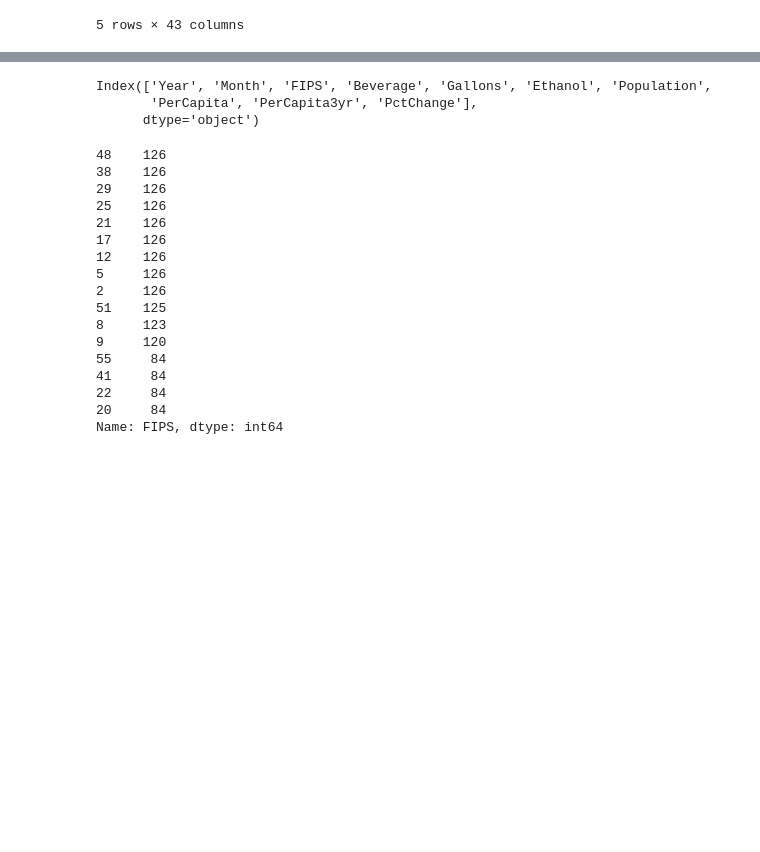
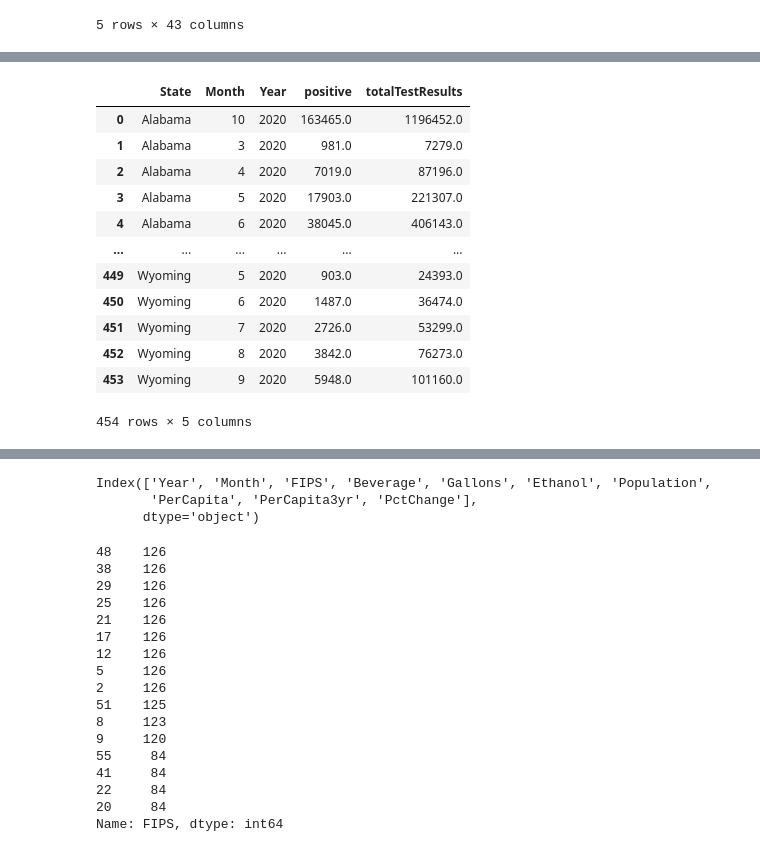
Before and after one commit to zach-18/Project_1_Group_3, a Jupyter notebook: Proj_1_Diane_Data.ipynb, the cells around one changed output, grey strips where cells are left out. Cells and saved outputs as stored; diff of their text form; code cells hidden in the pictures; blank space fills up the shorter version.

```diff
--- a/Proj_1_Diane_Data.ipynb
+++ b/Proj_1_Diane_Data.ipynb
@@ -66,3 +66,25 @@ covid_df.head()
 | 3 | 10/9/2020 | AS | D | 0.0 | NaN | 0 | NaN | ... |
 | 4 | 10/9/2020 | AZ | A+ | 5746.0 | 5460.0 | 3 | 286.0 | ... |
 5 rows × 43 columns
+# %%
+# RG adding multiple columns with date split by month, day, year
+monthcol = []
+daycol = []
+yearcol = []
+
+for column in covid_df["Date"]:
+    splitdate = column.split('/')
+    monthcol.append(splitdate[0])
+    daycol.append(splitdate[1])
+    yearcol.append(splitdate[2])
+
+
+# Month = {"Month": monthcol}
+# Day = {"Day": daycol}
+# Year = {"Year": yearcol}
+
+covid_df["Month"] = monthcol
+covid_df["Day"] = daycol
+covid_df["Year"] = yearcol
+
+covid_df.head()
@@ -152,0 +214,18 @@ Name: State, dtype: int64
+# %%
+# remove states that are not in the other dataset
+groupcovidclean_df = groupcovid_df.reset_index()
+groupcovidclean_df
+# %% [output]
+|  | State | Month | Year | positive | totalTestResults |
+| 0 | Alabama | 10 | 2020 | 163465.0 | 1196452.0 |
+| 1 | Alabama | 3 | 2020 | 981.0 | 7279.0 |
+| 2 | Alabama | 4 | 2020 | 7019.0 | 87196.0 |
+| 3 | Alabama | 5 | 2020 | 17903.0 | 221307.0 |
+| 4 | Alabama | 6 | 2020 | 38045.0 | 406143.0 |
+| ... | ... | ... | ... | ... | ... |
+| 449 | Wyoming | 5 | 2020 | 903.0 | 24393.0 |
+| 450 | Wyoming | 6 | 2020 | 1487.0 | 36474.0 |
+| 451 | Wyoming | 7 | 2020 | 2726.0 | 53299.0 |
+| 452 | Wyoming | 8 | 2020 | 3842.0 | 76273.0 |
+| 453 | Wyoming | 9 | 2020 | 5948.0 | 101160.0 |
+454 rows × 5 columns
```
Also changed, not shown: parts of 8 cells of this notebook.
